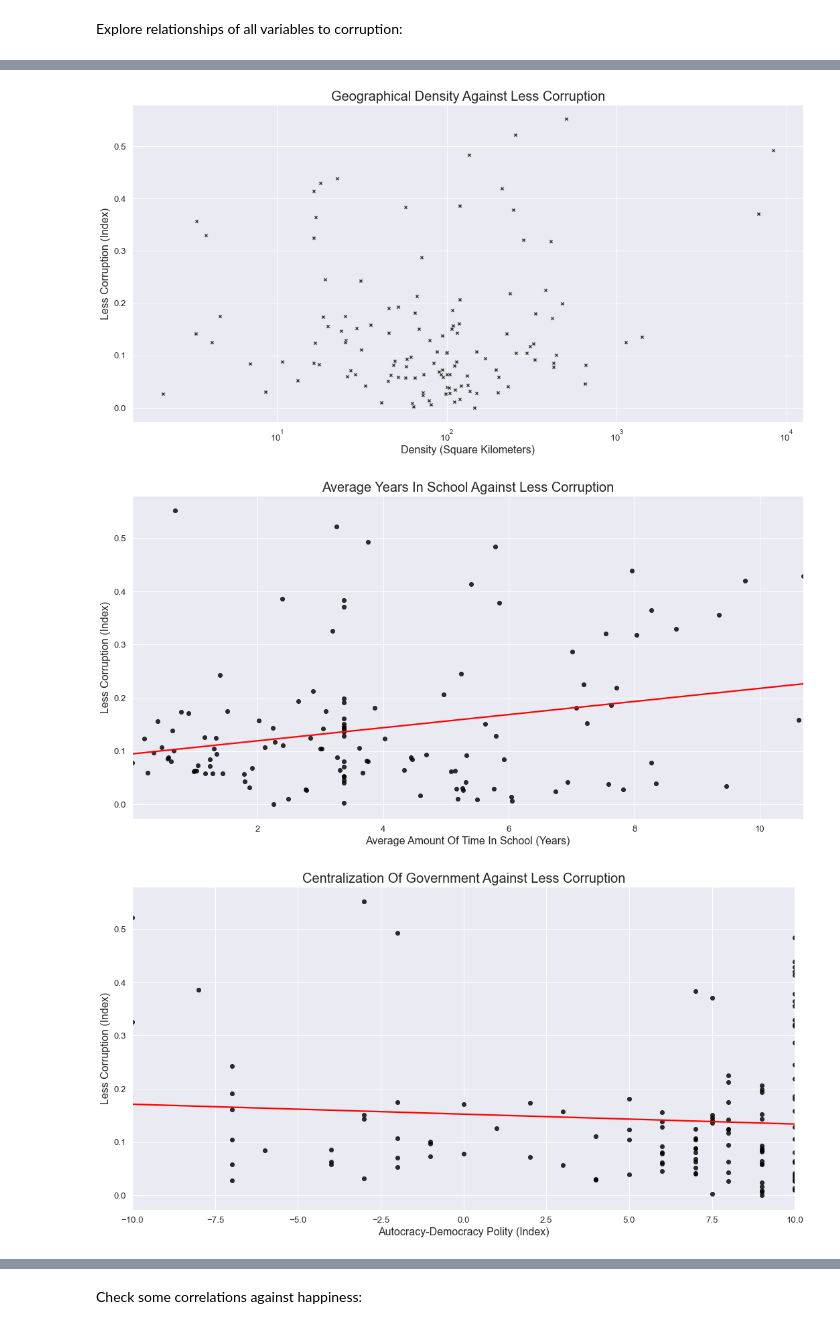
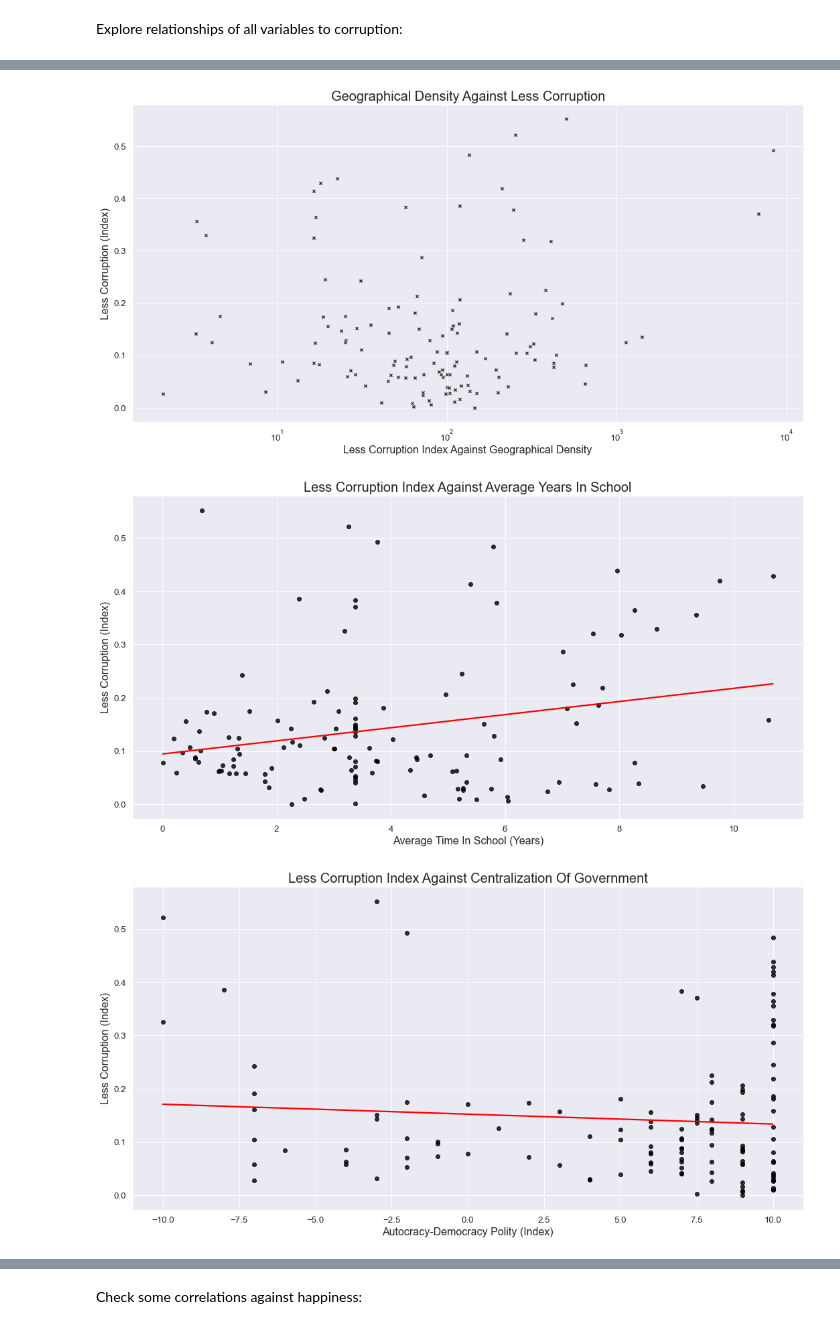
Before and after one commit to iraseidman/On-The-Corruption-Of-Power, a Jupyter notebook: 02_eda.ipynb, the cells around one changed output, grey strips where cells are left out. Drawn from its saved outputs; the diff is of its cells as text; code cells hidden in the pictures.

```diff
--- a/02_eda.ipynb
+++ b/02_eda.ipynb
@@ -75,39 +90,39 @@ plt.figure(figsize = (15, 8))
 g = sns.scatterplot(data = gov, x = 'density_square_km', y = 'less_corruption_index', color = '.2', marker = 'X')
 
 plt.title('Geographical Density Against Less Corruption', size = 20)
-plt.xlabel('Density (Square Kilometers)', size = 16)
+plt.xlabel('Less Corruption Index Against Geographical Density', size = 16)
 plt.ylabel('Less Corruption (Index)', size = 16)
 g.set_xscale('log')
 
 plt.tight_layout();
 # %% [output]
-[figure, old version]
+[figure, new version]
 # %%
 # Check average years in school against less corruption
 plt.figure(figsize = (15, 8))
 sns.regplot(data = gov, x = 'average_years_of_school', y = 'less_corruption_index', scatter_kws = {'color': 'black'},
             line_kws = {'color': 'red'}, ci = None)
 
-plt.title('Average Years In School Against Less Corruption', size = 20)
-plt.xlabel('Average Amount Of Time In School (Years)', size = 16)
+plt.title('Less Corruption Index Against Average Years In School', size = 20)
+plt.xlabel('Average Time In School (Years)', size = 16)
 plt.ylabel('Less Corruption (Index)', size = 16)
 
 plt.tight_layout();
 # %% [output]
-[figure, old version]
+[figure, new version]
 # %%
 # Check centralization of government against less corruption
 plt.figure(figsize = (15, 8))
 sns.regplot(data = gov, x = 'auto_demo_polity', y = 'less_corruption_index', scatter_kws = {'color': 'black'},
             line_kws = {'color': 'red'}, ci = None)
 
-plt.title('Centralization Of Government Against Less Corruption', size = 20)
+plt.title('Less Corruption Index Against Centralization Of Government', size = 20)
 plt.xlabel('Autocracy-Democracy Polity (Index)', size = 16)
 plt.ylabel('Less Corruption (Index)', size = 16)
 
 plt.tight_layout();
 # %% [output]
-[figure, old version]
+[figure, new version]
 # %%
 # Check gdp against less corruption
 plt.figure(figsize = (15, 8))
```
Also changed, not shown: parts of 21 cells of this notebook, 4 other files.
